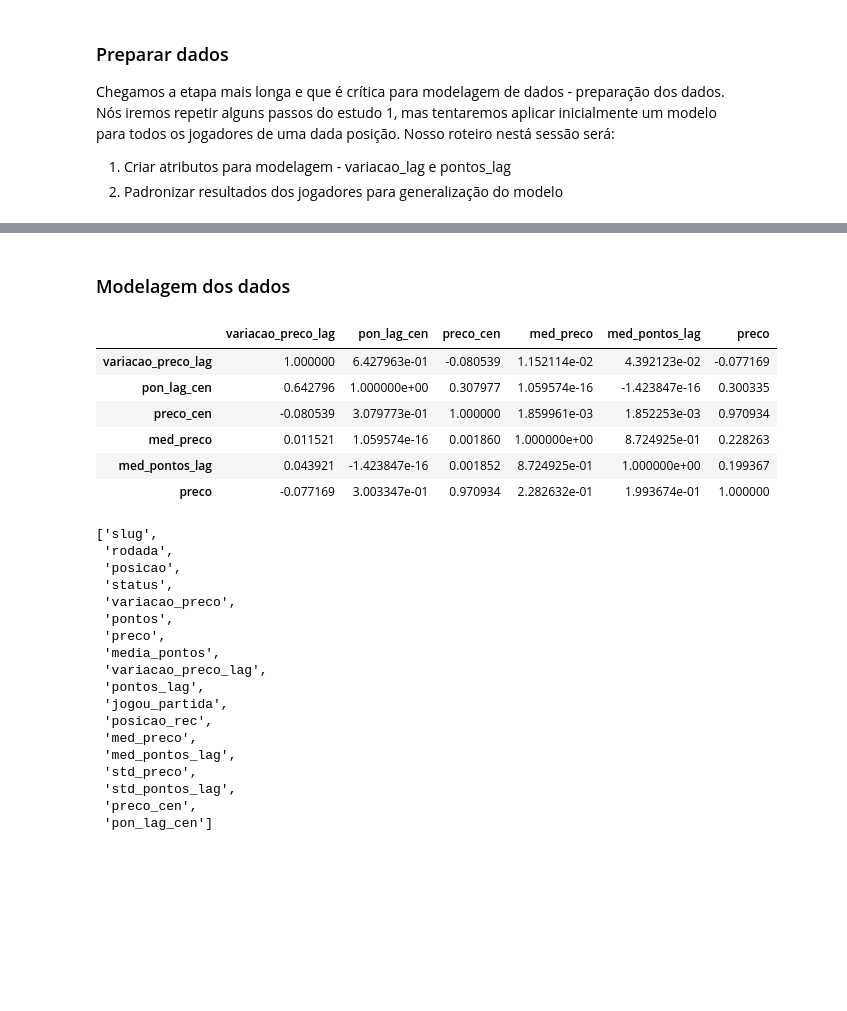
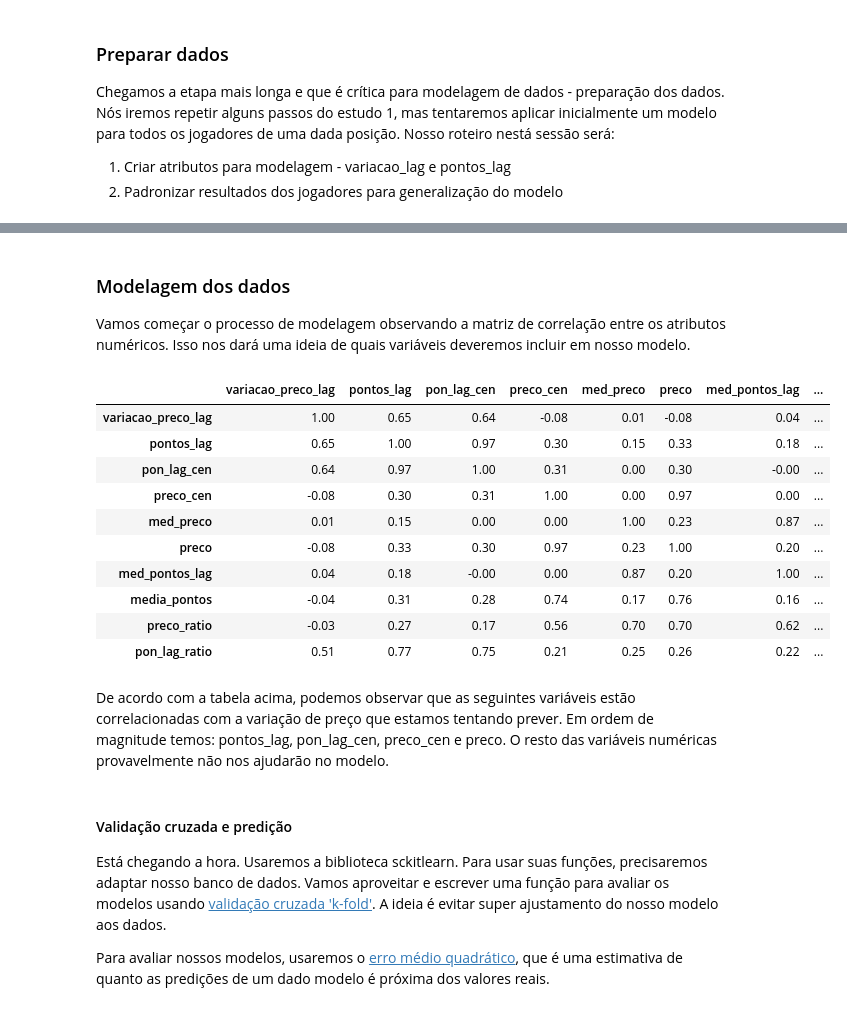
Before and after one commit to henriquepgomide/caRtola, a Jupyter notebook: src/python/desafio_valorizacao/Descobrindo o algoritmo de valorização do Cartola FC - Parte II.ipynb, the cells around one changed output, grey strips where cells are left out. Drawn from its saved outputs; the diff is of its cells as text; code cells hidden in the pictures; blank space fills up the shorter version.

Commit message:
Add study lightgbm and improve text organization, add features

```diff
--- a/src/python/desafio_valorizacao/Descobrindo o algoritmo de valorização do Cartola FC - Parte II.ipynb
+++ b/src/python/desafio_valorizacao/Descobrindo o algoritmo de valorização do Cartola FC - Parte II.ipynb
@@ -16,19 +16,22 @@ Além disso, você estudará análise de dados usando Python com Pandas, Seaborn
 * Conhecimentos básicos do Cartola FC.
 # %%
 # Importar bibliotecas
+import pprint
 import numpy as np
 import pandas as pd
 import matplotlib.pyplot as plt
 import seaborn as sns
+import lightgbm as lgb
 from sklearn import linear_model
-from sklearn.metrics import mean_squared_error, r2_score
+from sklearn.metrics import (mean_squared_error, r2_score)
 from sklearn import ensemble
 from sklearn.model_selection import train_test_split
 from sklearn.tree import DecisionTreeRegressor
-from sklearn.ensemble import (AdaBoostRegressor, RandomForestRegressor) # AdaBoost, randomForest
+from sklearn.ensemble import (AdaBoostRegressor, RandomForestRegressor)
 
 pd.options.mode.chained_assignment = None
 %matplotlib inline
+pd.options.display.float_format = '{:,.2f}'.format
 
 # Abrir banco de dados
 dados = pd.read_csv('~/caRtola/data/desafio_valorizacao/valorizacao_cartola_2018.csv')
@@ -41,6 +44,7 @@ dados = dados[['slug', 'rodada', 'posicao',
                'status', 'variacao_preco', 'pontos',
               'preco', 'media_pontos']]
 
+# Visualizar dados
 dados.head(n=10)
 # %% [output]
 |  | slug | rodada | posicao | status | variacao_preco | pontos | preco | media_pontos |
@@ -64,7 +68,6 @@ Chegamos a etapa mais longa e que é crítica para modelagem de dados - prepara
 # %%
 # 1. Criar atributos para modelagem
 
-## Funções para preparar dados
 def recode_position(data):
     '''Recodificar posicao para númerica'''
     PositionDictionary = {
@@ -95,21 +98,27 @@ def create_atributes(data):
         print('Deu ruim - Function create_atributes failed')
 
 
+# 2. Padronizar atributos
 def agg_by_round(x):
-    '''Compute avg price and points'''
+    '''Computar preco, pontuacao media e preco'''
     names = {
         'med_preco': x['preco'].mean(),
         'med_pontos_lag': x['pontos_lag'].mean(),
         'std_preco': x['preco'].std(),
         'std_pontos_lag': x['pontos_lag'].std(),
+        'soma_pontos_lag_rp': x['pontos_lag'].sum(),
+        'soma_preco_rp': x['preco'].sum()
     }
 
-    return pd.Series(names, index=['med_preco', 'med_pontos_lag','std_preco','std_pontos_lag'])
+    return pd.Series(names, index=['med_preco', 'med_pontos_lag','std_preco',
+                                   'std_pontos_lag','soma_pontos_lag_rp','soma_preco_rp'])
 
 
 def center_atributes(data):
-    '''Center attributes for modeling'''
+    '''Centrar e escalar atributos dos dados'''
     data['preco_cen'] = (data['preco'] - data['med_preco']) / data['std_preco']
     data['pon_lag_cen'] = (data['pontos_lag'] - data['med_pontos_lag']) / data['std_pontos_lag']
+    data['pon_lag_ratio'] = data['pontos_lag'] / data['soma_pontos_lag_rp']
+    data['preco_ratio'] = data['preco'] / data['soma_preco_rp']
     return data
 # %%
@@ -132,33 +143,29 @@ dados.head()
-# %% [markdown]
-### Modelagem dos dados
+# %% [markdown]
+### Modelagem dos dados
+
+Vamos começar o processo de modelagem observando a matriz de correlação entre os atributos numéricos. Isso nos dará uma ideia de quais variáveis deveremos incluir em nosso modelo.
 # %%
-dados[['variacao_preco_lag', 'pon_lag_cen', 'preco_cen', 'med_preco', 'med_pontos_lag', 'preco']].corr()
+# Matriz de correlação
+dados[['variacao_preco_lag', 'pontos_lag', 'pon_lag_cen',
+       'preco_cen', 'med_preco', 'preco',
+       'med_pontos_lag', 'media_pontos', 'preco_ratio', 'pon_lag_ratio']].corr()
 # %% [output]
-|  | variacao_preco_lag | pon_lag_cen | preco_cen | med_preco | med_pontos_lag | preco |
-| variacao_preco_lag | 1.000000 | 6.427963e-01 | -0.080539 | 1.152114e-02 | 4.392123e-02 | -0.077169 |
-| pon_lag_cen | 0.642796 | 1.000000e+00 | 0.307977 | 1.059574e-16 | -1.423847e-16 | 0.300335 |
-| preco_cen | -0.080539 | 3.079773e-01 | 1.000000 | 1.859961e-03 | 1.852253e-03 | 0.970934 |
-| med_preco | 0.011521 | 1.059574e-16 | 0.001860 | 1.000000e+00 | 8.724925e-01 | 0.228263 |
-| med_pontos_lag | 0.043921 | -1.423847e-16 | 0.001852 | 8.724925e-01 | 1.000000e+00 | 0.199367 |
-| preco | -0.077169 | 3.003347e-01 | 0.970934 | 2.282632e-01 | 1.993674e-01 | 1.000000 |
+|  | variacao_preco_lag | pontos_lag | pon_lag_cen | preco_cen | med_preco | preco | med_pontos_lag | ... |
+| variacao_preco_lag | 1.00 | 0.65 | 0.64 | -0.08 | 0.01 | -0.08 | 0.04 | ... |
+| pontos_lag | 0.65 | 1.00 | 0.97 | 0.30 | 0.15 | 0.33 | 0.18 | ... |
+| pon_lag_cen | 0.64 | 0.97 | 1.00 | 0.31 | 0.00 | 0.30 | -0.00 | ... |
+| preco_cen | -0.08 | 0.30 | 0.31 | 1.00 | 0.00 | 0.97 | 0.00 | ... |
+| med_preco | 0.01 | 0.15 | 0.00 | 0.00 | 1.00 | 0.23 | 0.87 | ... |
+| preco | -0.08 | 0.33 | 0.30 | 0.97 | 0.23 | 1.00 | 0.20 | ... |
+| med_pontos_lag | 0.04 | 0.18 | -0.00 | 0.00 | 0.87 | 0.20 | 1.00 | ... |
+| media_pontos | -0.04 | 0.31 | 0.28 | 0.74 | 0.17 | 0.76 | 0.16 | ... |
+| preco_ratio | -0.03 | 0.27 | 0.17 | 0.56 | 0.70 | 0.70 | 0.62 | ... |
+| pon_lag_ratio | 0.51 | 0.77 | 0.75 | 0.21 | 0.25 | 0.26 | 0.22 | ... |
-# %%
-list(dados)
-# %% [output]
-['slug',
- 'rodada',
- 'posicao',
- 'status',
- 'variacao_preco',
- 'pontos',
- 'preco',
- 'media_pontos',
- 'variacao_preco_lag',
- 'pontos_lag',
- 'jogou_partida',
- 'posicao_rec',
- 'med_preco',
- 'med_pontos_lag',
- 'std_preco',
- 'std_pontos_lag',
- 'preco_cen',
- 'pon_lag_cen']
+# %% [markdown]
+De acordo com a tabela acima, podemos observar que as seguintes variáveis estão correlacionadas com a variação de preço que estamos tentando prever. Em ordem de magnitude temos: pontos_lag, pon_lag_cen, preco_cen e preco. O resto das variáveis numéricas provavelmente não nos ajudarão no modelo.
+# %% [markdown]
+#### Validação cruzada e predição
+
+Está chegando a hora. Usaremos a biblioteca sckitlearn. Para usar suas funções, precisaremos adaptar nosso banco de dados. Vamos aproveitar e escrever uma função para avaliar os modelos usando [validação cruzada 'k-fold'](https://pt.wikipedia.org/wiki/Validação_cruzada). A ideia é evitar super ajustamento do nosso modelo aos dados.
+
+Para avaliar nossos modelos, usaremos o [erro médio quadrático](https://pt.wikipedia.org/wiki/Erro_quadrático_médio), que é uma estimativa de quanto as predições de um dado modelo é próxima dos valores reais.
```
Also changed, not shown: parts of 15 cells of this notebook, 1 other file.
